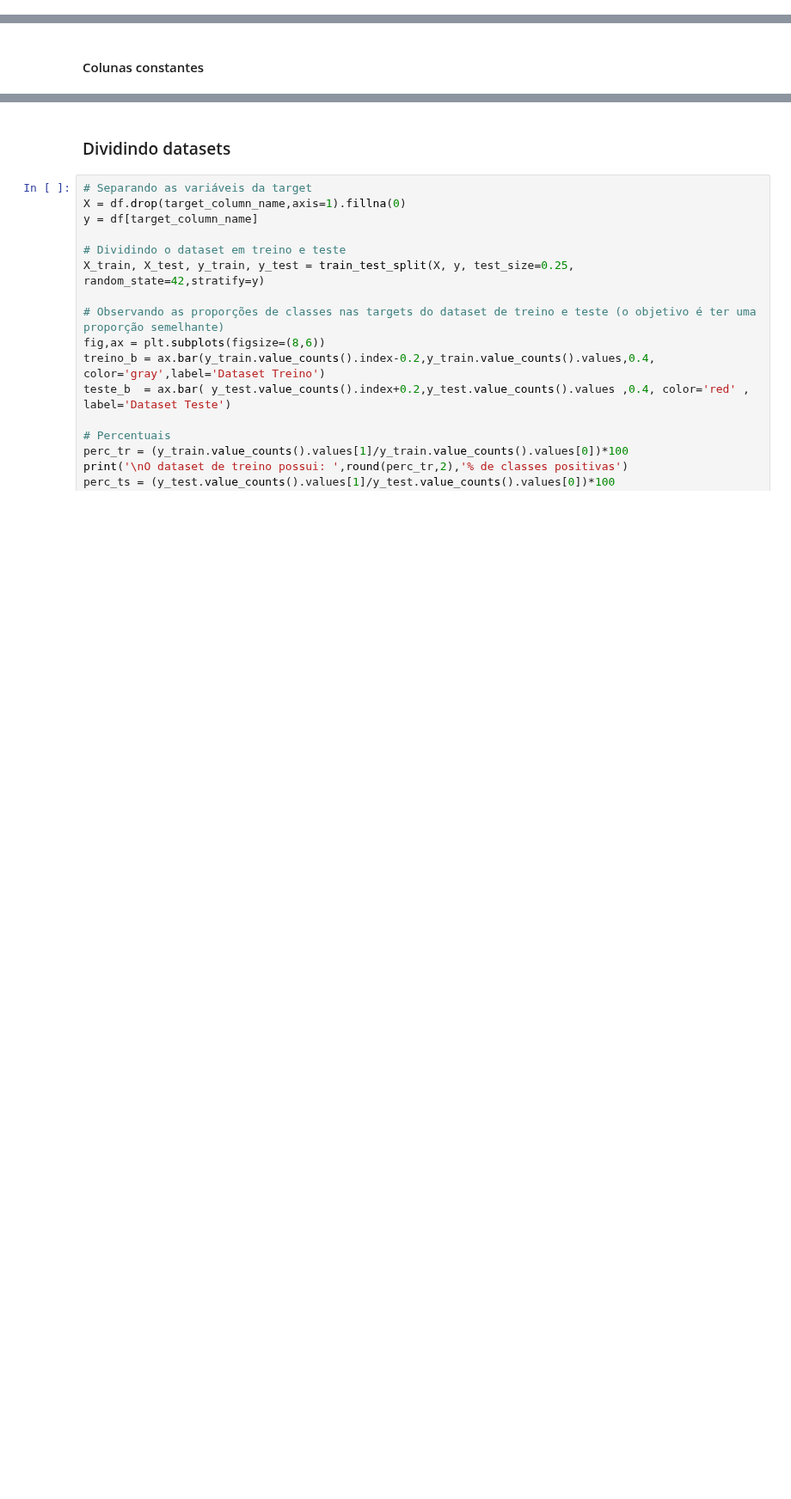
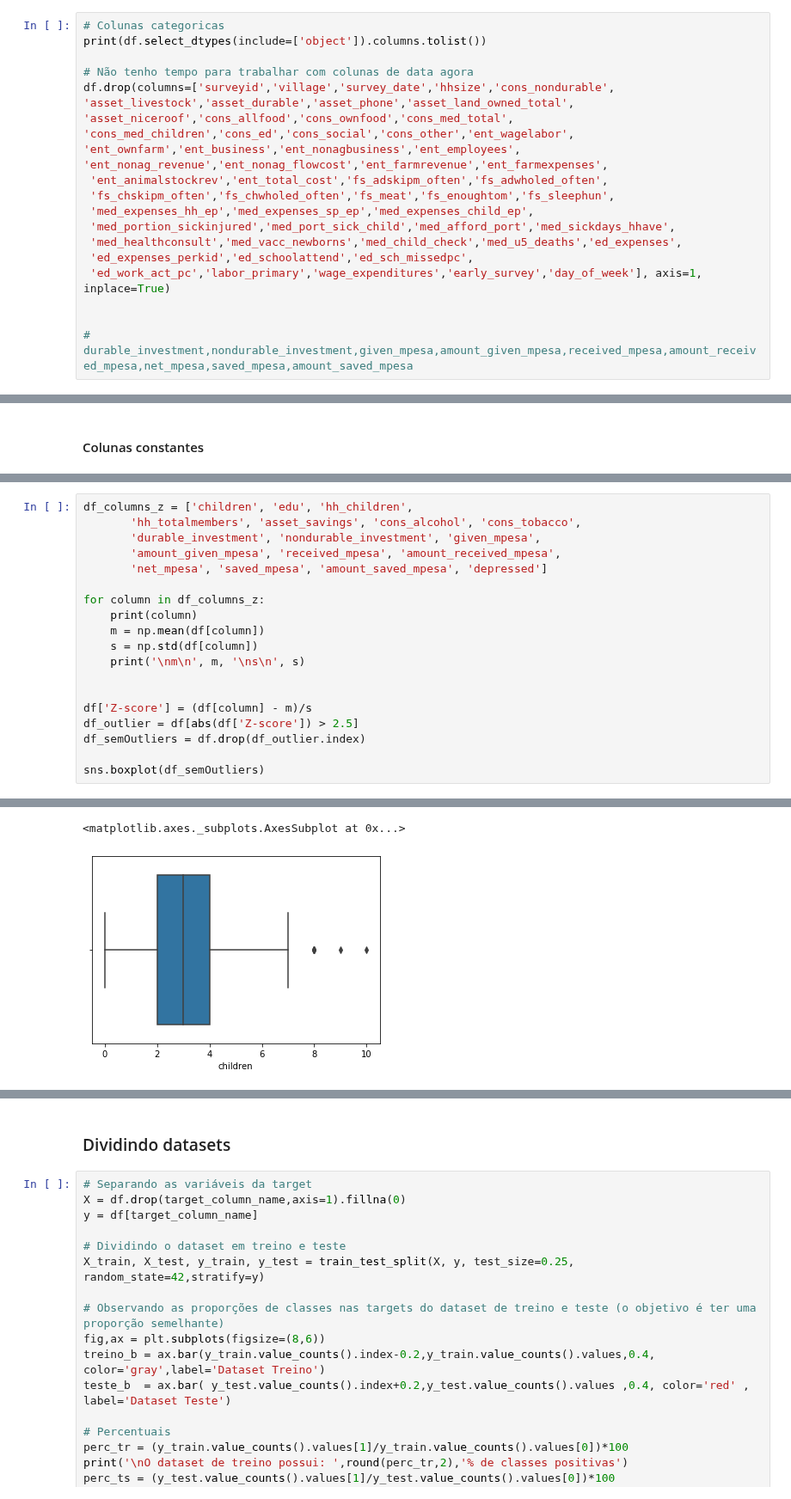
Before and after one commit to kaline/TrabalhoFinalML, a Jupyter notebook: dataset.ipynb, the cells around one changed output, grey strips where cells are left out. Shown at 86% size. Saved outputs shown, nothing was run; the diff lists cells and outputs as text; blank space fills up the shorter version.

Commit message:
update outliers

```diff
--- a/dataset.ipynb
+++ b/dataset.ipynb
@@ -394,0 +318,21 @@ dtype: int64
+# %%
+# Colunas categoricas
+print(df.select_dtypes(include=['object']).columns.tolist())
+
+# Não tenho tempo para trabalhar com colunas de data agora
+df.drop(columns=['surveyid','village','survey_date','hhsize','cons_nondurable',
+'asset_livestock','asset_durable','asset_phone','asset_land_owned_total',
+'asset_niceroof','cons_allfood','cons_ownfood','cons_med_total',
+'cons_med_children','cons_ed','cons_social','cons_other','ent_wagelabor',
+'ent_ownfarm','ent_business','ent_nonagbusiness','ent_employees',
+'ent_nonag_revenue','ent_nonag_flowcost','ent_farmrevenue','ent_farmexpenses',
+ 'ent_animalstockrev','ent_total_cost','fs_adskipm_often','fs_adwholed_often',
+ 'fs_chskipm_often','fs_chwholed_often','fs_meat','fs_enoughtom','fs_sleephun',
+ 'med_expenses_hh_ep','med_expenses_sp_ep','med_expenses_child_ep',
+ 'med_portion_sickinjured','med_port_sick_child','med_afford_port','med_sickdays_hhave',
+ 'med_healthconsult','med_vacc_newborns','med_child_check','med_u5_deaths','ed_expenses',
+ 'ed_expenses_perkid','ed_schoolattend','ed_sch_missedpc',
+ 'ed_work_act_pc','labor_primary','wage_expenditures','early_survey','day_of_week'], axis=1, inplace=True)
+
+
+# durable_investment,nondurable_investment,given_mpesa,amount_given_mpesa,received_mpesa,amount_received_mpesa,net_mpesa,saved_mpesa,amount_saved_mpesa
@@ -445,0 +492,20 @@ Após limpeza de colunas constantes:  (1429, 73)
+# %%
+df_columns_z = ['children', 'edu', 'hh_children',
+       'hh_totalmembers', 'asset_savings', 'cons_alcohol', 'cons_tobacco',
+       'durable_investment', 'nondurable_investment', 'given_mpesa',
+       'amount_given_mpesa', 'received_mpesa', 'amount_received_mpesa',
+       'net_mpesa', 'saved_mpesa', 'amount_saved_mpesa', 'depressed']
+
+for column in df_columns_z:
+    print(column)
+    m = np.mean(df[column])
+    s = np.std(df[column])
+    print('\nm\n', m, '\ns\n', s)
+
+
+df['Z-score'] = (df[column] - m)/s
+df_outlier = df[abs(df['Z-score']) > 2.5]
+df_semOutliers = df.drop(df_outlier.index)
+
+sns.boxplot(df_semOutliers)
+# %% [output]
@@ -445,0 +529,2 @@ Após limpeza de colunas constantes:  (1429, 73)
+<matplotlib.axes._subplots.AxesSubplot at 0x...>
+[figure, added]
```
Also changed, not shown: parts of 32 cells of this notebook.
